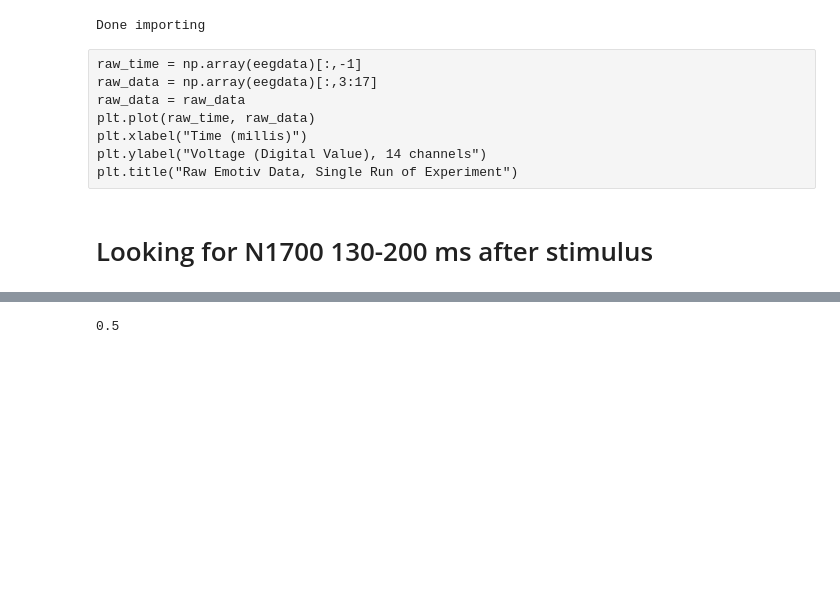
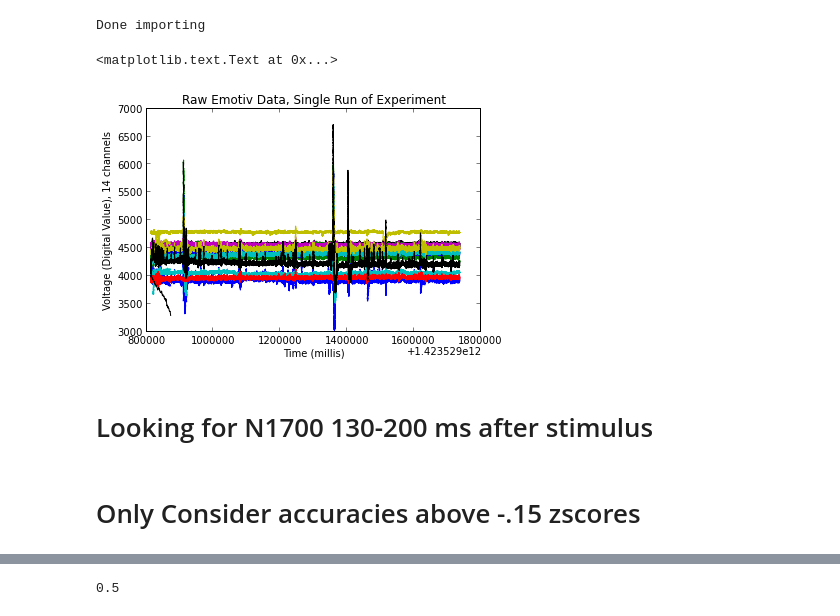
Before and after one commit to GUIYOUNGSON/emotivExperiment, a Jupyter notebook: ipynb/EmotivDataAnalysis2.ipynb, the cells around one changed output, grey strips where cells are left out. Saved outputs shown, nothing was run; the diff lists cells and outputs as text; code cells hidden in the pictures; blank space fills up the shorter version.

Commit message:
gathered dumb data from self

```diff
--- a/ipynb/EmotivDataAnalysis2.ipynb
+++ b/ipynb/EmotivDataAnalysis2.ipynb
@@ -1,8 +1,8 @@
 # %%
 %matplotlib inline
 participant_num = 1
-journal_file = "../participant_data/log/journal_2_2015.01.31.02.20"
-eeg_file = "../participant_data/eeg/eeg_2_2015.01.31.02.20"
+journal_file = "../participant_data/log/journal_4_2015.02.09.07.56"
+eeg_file = "../participant_data/eeg/eeg_4_2015.02.09.07.56"
 # %%
 import numpy as np
 from parseEEGRaw import *
@@ -25,14 +27,17 @@ eegdata = parseToArray(eeg_file)
 ced_labels = parseCedToArray('../emotiv.ced')
 # %%
 data = EEGData(journal, eegdata)
-# %% [raw]
-raw_time = np.array(eegdata)[:,-1]
-raw_data = np.array(eegdata)[:,3:17]
-raw_data = raw_data
-plt.plot(raw_time, raw_data)
-plt.xlabel("Time (millis)")
-plt.ylabel("Voltage (Digital Value), 14 channels")
-plt.title("Raw Emotiv Data, Single Run of Experiment")
+# %%
+raw_time = np.array(eegdata)[:,-1]
+raw_data = np.array(eegdata)[:,3:17]
+raw_data = raw_data
+plt.plot(raw_time, raw_data)
+plt.xlabel("Time (millis)")
+plt.ylabel("Voltage (Digital Value), 14 channels")
+plt.title("Raw Emotiv Data, Single Run of Experiment")
+# %% [output]
+<matplotlib.text.Text at 0x...>
+[figure, added]
 # %%
 def butter_bandpass(lowcut, highcut, fs, order=5):
     nyq = 0.5 * fs
@@ -48,3 +53,5 @@ def butter_bandpass_filter(data, lowcut, highcut, fs, order=5):
     return y
 # %% [markdown]
 # Looking for N1700 130-200 ms after stimulus
+# %% [markdown]
+# Only Consider accuracies above -.15 zscores
```
Also changed, not shown: parts of 43 cells of this notebook, 3 other files.
